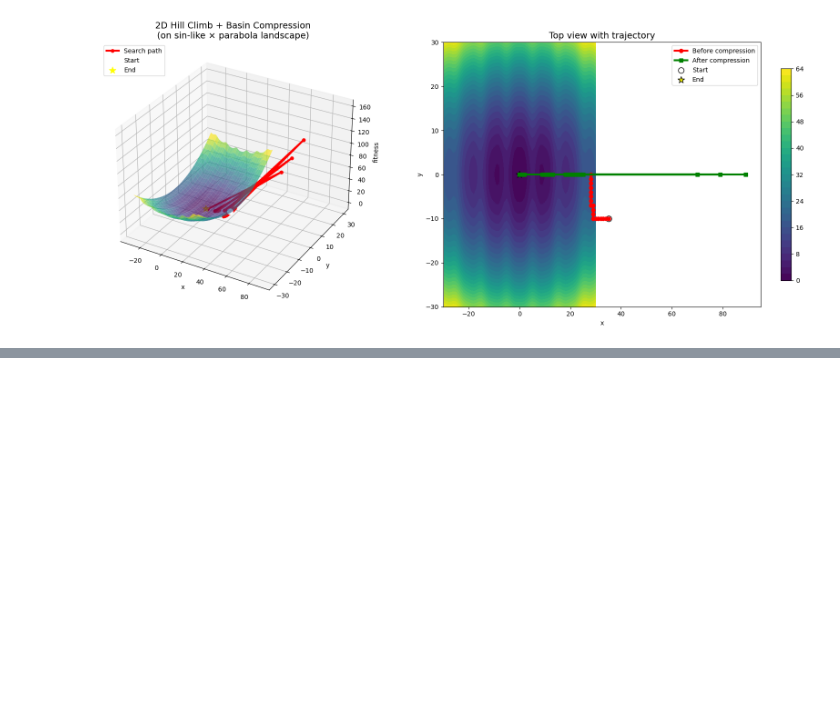
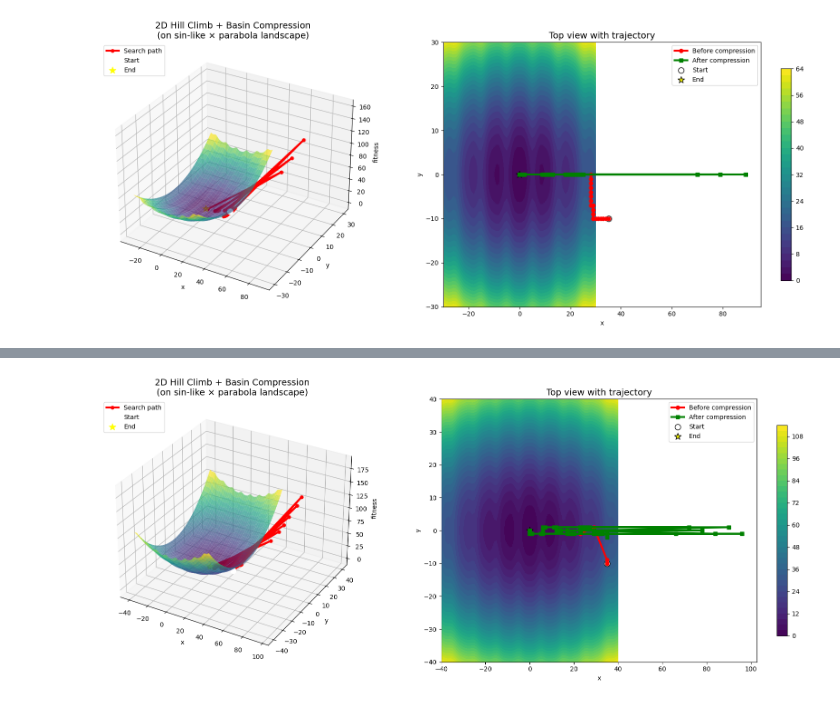
Before and after one commit to Jeong-jin-Han/CS454_Project, a Jupyter notebook: Framework_ver2(2D).ipynb, the cells around one changed output, grey strips where cells are left out. Cells and saved outputs as stored; diff of their text form; code cells hidden in the pictures; blank space fills up the shorter version.

```diff
--- a/Framework_ver2(2D).ipynb
+++ b/Framework_ver2(2D).ipynb
@@ -905,0 +1052,72 @@ plt.show()
+# %%
+START_2D = (35,-10)  # e.g., somewhere on one of the x-side local minima region
+
+traj2d, cm2d = hill_climb_with_basin_compression_2d(
+    f2d_complex,
+    start_xy=START_2D,
+    max_iterations=10,
+    basin_max_search=60,
+    global_min_threshold=1e-6,
+)
+
+# ===============================
+# 5) Visualize path on the surface
+# ===============================
+# NOTE: X_MIN, X_MAX, Y_MIN, Y_MAX, f2d must match your landscape settings.
+
+x_grid = np.arange(X_MIN, X_MAX + 1, 1)
+y_grid = np.arange(Y_MIN, Y_MAX + 1, 1)
+X_vis, Y_vis = np.meshgrid(x_grid, y_grid)
+Z_vis = np.zeros_like(X_vis, dtype=float)
+
+for i in range(X_vis.shape[0]):
+    for j in range(X_vis.shape[1]):
+        Z_vis[i, j] = f2d(X_vis[i, j], Y_vis[i, j])
+
+tx = np.array([p[0] for p in traj2d])
+ty = np.array([p[1] for p in traj2d])
+tf = np.array([p[2] for p in traj2d])
+tcomp = np.array([p[3] for p in traj2d])
+
+fig = plt.figure(figsize=(18, 7))
+
+# --- 3D surface + path ---
+ax3d = fig.add_subplot(1, 2, 1, projection='3d')
+ax3d.plot_surface(X_vis, Y_vis, Z_vis, cmap='viridis', alpha=0.7, linewidth=0, antialiased=True)
+ax3d.plot(tx, ty, tf, 'r-o', linewidth=3, markersize=5, label='Search path')
+
+ax3d.scatter(tx[0], ty[0], tf[0], c='white', s=80, marker='o', label='Start')
+ax3d.scatter(tx[-1], ty[-1], tf[-1], c='yellow', s=120, marker='*', label='End')
+
+ax3d.set_title("2D Hill Climb + Basin Compression\n(on sin-like × parabola landscape)", fontsize=14)
+ax3d.set_xlabel("x")
+ax3d.set_ylabel("y")
+ax3d.set_zlabel("fitness")
+ax3d.legend(loc='upper left')
+
+# --- Contour + path (before vs after compression) ---
+ax2 = fig.add_subplot(1, 2, 2)
+cs = ax2.contourf(X_vis, Y_vis, Z_vis, levels=40, cmap='viridis')
+fig.colorbar(cs, ax=ax2, shrink=0.8)
+
+idx_before = np.where(~tcomp)[0]
+idx_after  = np.where(tcomp)[0]
+
+if len(idx_before) > 0:
+    ax2.plot(tx[idx_before], ty[idx_before], 'r-o',
+             label='Before compression', linewidth=3)
+if len(idx_after) > 0:
+    ax2.plot(tx[idx_after], ty[idx_after], 'g-s',
+             label='After compression', linewidth=3)
+
+ax2.scatter(tx[0], ty[0], c='white', edgecolors='k', s=80, marker='o', label='Start')
+ax2.scatter(tx[-1], ty[-1], c='yellow', edgecolors='k', s=120, marker='*', label='End')
+
+ax2.set_title("Top view with trajectory", fontsize=14)
+ax2.set_xlabel("x")
+ax2.set_ylabel("y")
+ax2.legend(loc='upper right')
+
+plt.tight_layout()
+plt.show()
+# %% [output]
@@ -905,0 +1141 @@ plt.show()
+[figure, added]
```
Also changed, not shown: parts of 3 cells of this notebook.
